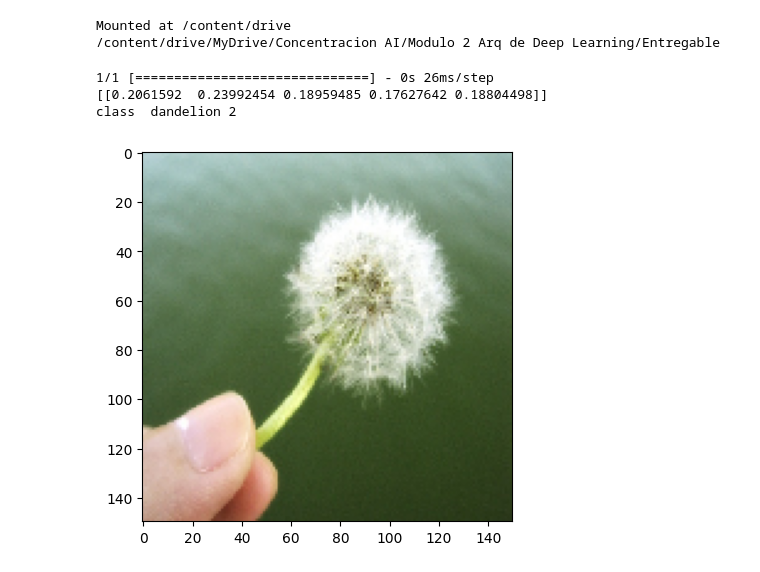
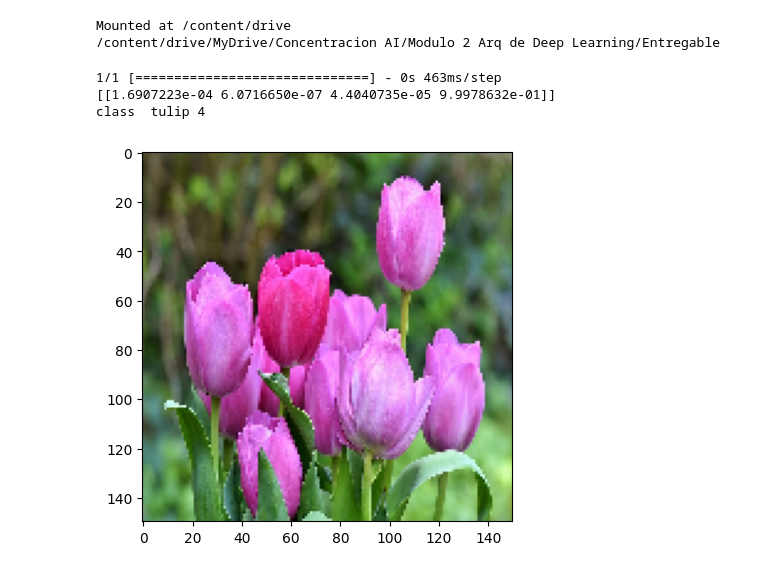
Before and after one commit to Caro2401/ModeloDeepLearning, a Jupyter notebook: Predict_modelo_de_deep_learning.ipynb, the cells around one changed output. Drawn from its saved outputs; the diff is of its cells as text; code cells hidden in the pictures.

```diff
--- a/Predict_modelo_de_deep_learning.ipynb
+++ b/Predict_modelo_de_deep_learning.ipynb
@@ -15,36 +15,35 @@ import numpy as np
 import matplotlib.pyplot as plt
 
 # Importar el modelo
-model = models.load_model("flowers.h5")
+model = models.load_model("flowersVGG.h5")
 # %%
 # Imagenes de prueba
-#test_img = '/daisy/Image_8.jpg'
-test_img = '/dandelion/Image_20.jpg'
-#test_img = '/rose/Image_5.jpg'
-#test_img = '/sunflower/Image_2.jpg'
-#test_img = '/tulip/Image_72.jpg'
+#test_img = '/daisy/daisy.jpg'
+#test_img = '/dandelion/dandelion.jpg'
+#test_img = '/sunflower/image14.jpeg'
+test_img = '/tulip/tulipanT.jpg'
 
 # Etiquetas
-label = ['daisy','dandelion','rose','sunflower','tulip']
+label = ['daisy','dandelion','sunflower','tulip']
 
 img_path = 'Flowers/test'+ test_img
 
 # Procesamiento de la imagen
 img = image.load_img(img_path,  target_size=(150,150))
 img_tensor = image.img_to_array(img)
 img_tensor = np.expand_dims(img_tensor, axis = 0)
 img_tensor /= 255.
 
 # Respuesta
 confidence = model.predict(img_tensor)
 predict_class = np.argmax(confidence)
 print (confidence)
 print ("class ", label[predict_class], predict_class+1)
 
 plt.imshow(img_tensor[0])
 plt.show()
 # %% [output]
-1/1 [==============================] - 0s 26ms/step
-[[0.2061592  0.23992454 0.18959485 0.17627642 0.18804498]]
-class  dandelion 2
+1/1 [==============================] - 0s 463ms/step
+[[1.6907223e-04 6.0716650e-07 4.4040735e-05 9.9978632e-01]]
+class  tulip 4
-[figure, old version]
+[figure, new version]
```
Also changed, not shown: 2 other files.
